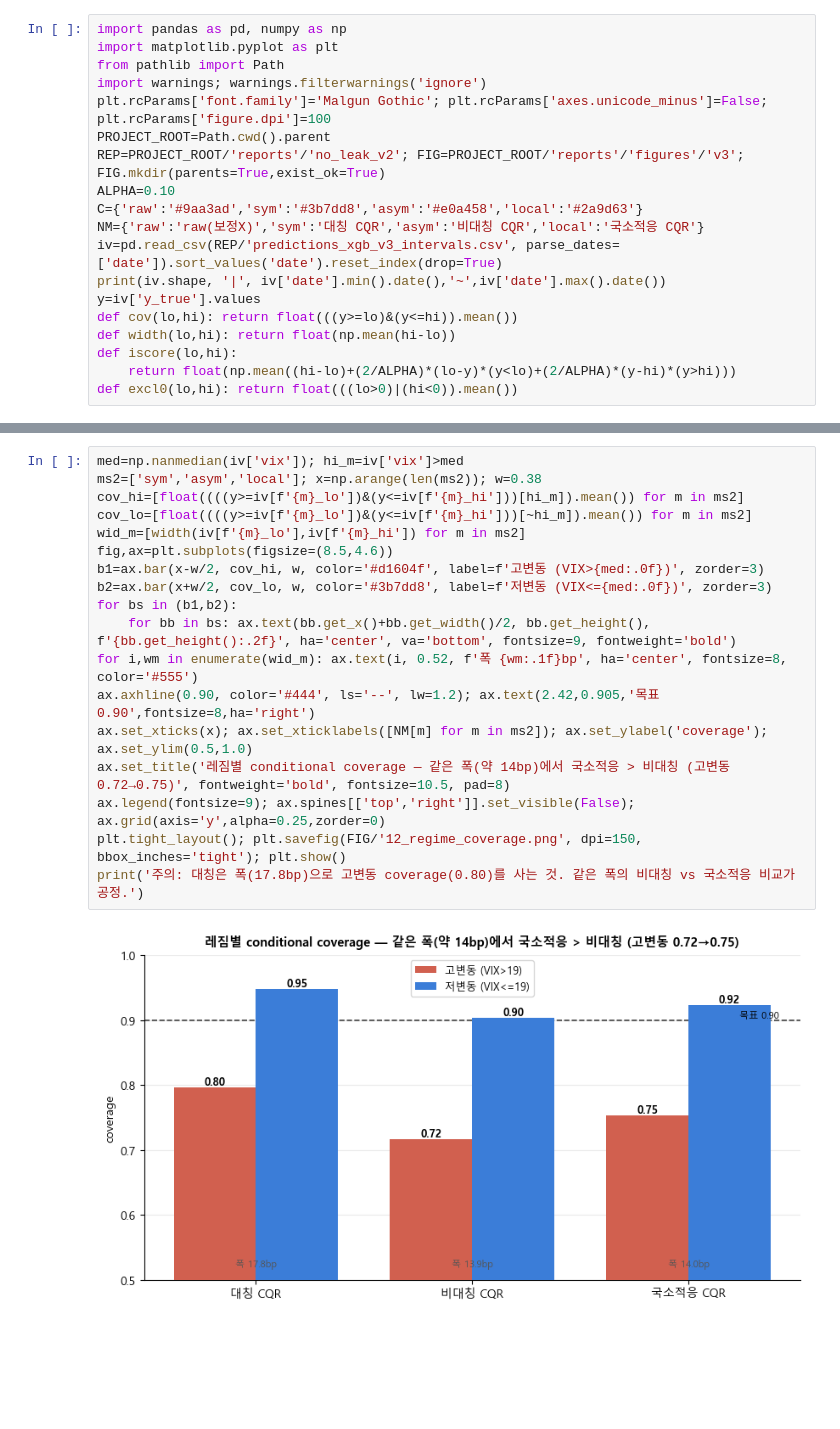
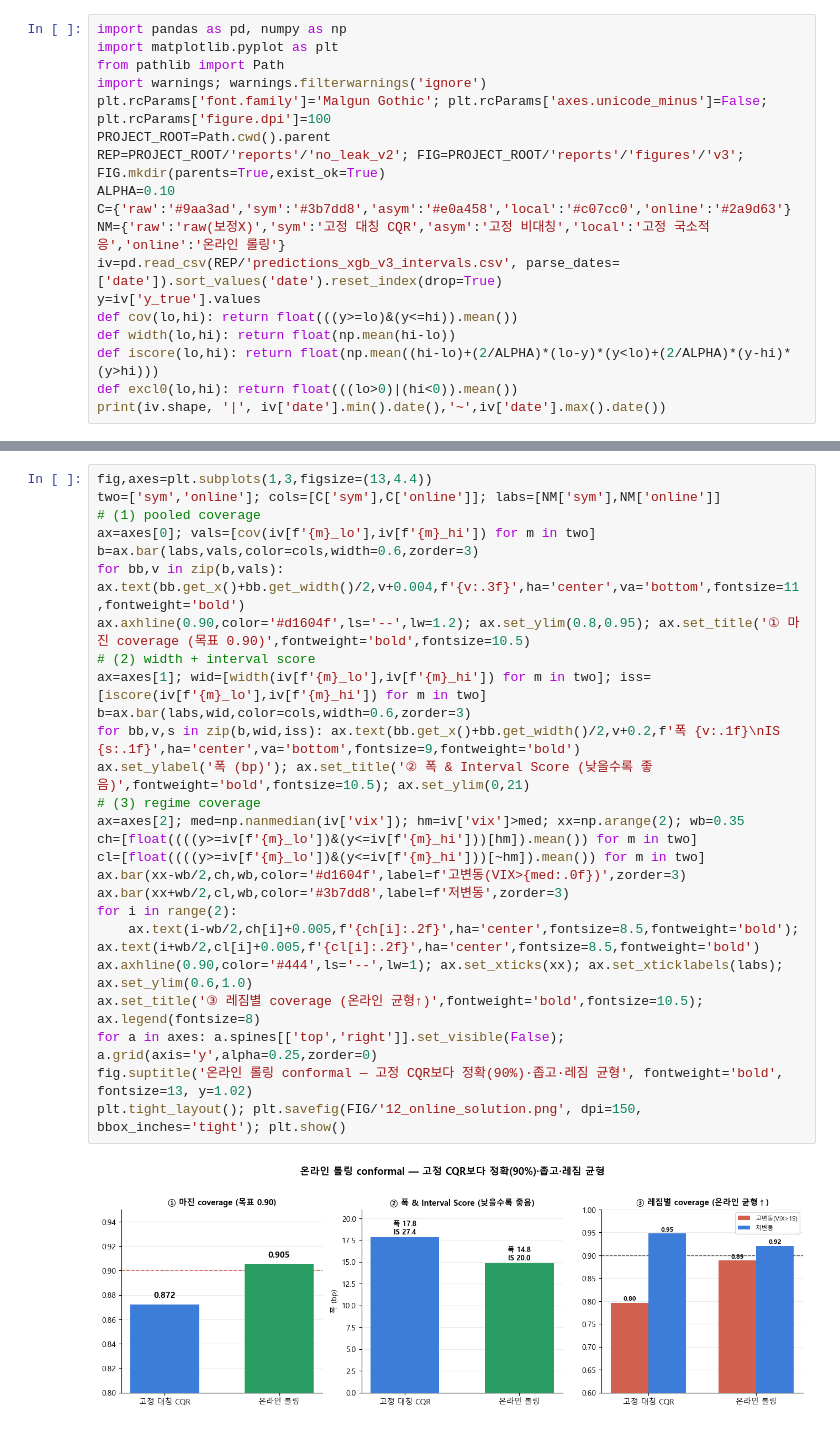
Before and after one commit to donguk77/macro-bond-forecast, a Jupyter notebook: notebooks/12_pred_interval_v3.ipynb, the cells around one changed output, grey strips where cells are left out. Saved outputs shown, nothing was run; the diff lists cells and outputs as text; blank space fills up the shorter version.

```diff
--- a/notebooks/12_pred_interval_v3.ipynb
+++ b/notebooks/12_pred_interval_v3.ipynb
@@ -27,14 +26,13 @@ plt.rcParams['font.family']='Malgun Gothic'; plt.rcParams['axes.unicode_minus']=
 PROJECT_ROOT=Path.cwd().parent
 REP=PROJECT_ROOT/'reports'/'no_leak_v2'; FIG=PROJECT_ROOT/'reports'/'figures'/'v3'; FIG.mkdir(parents=True,exist_ok=True)
 ALPHA=0.10
-C={'raw':'#9aa3ad','sym':'#3b7dd8','asym':'#e0a458','local':'#2a9d63'}
-NM={'raw':'raw(보정X)','sym':'대칭 CQR','asym':'비대칭 CQR','local':'국소적응 CQR'}
+C={'raw':'#9aa3ad','sym':'#3b7dd8','asym':'#e0a458','local':'#c07cc0','online':'#2a9d63'}
+NM={'raw':'raw(보정X)','sym':'고정 대칭 CQR','asym':'고정 비대칭','local':'고정 국소적응','online':'온라인 롤링'}
 iv=pd.read_csv(REP/'predictions_xgb_v3_intervals.csv', parse_dates=['date']).sort_values('date').reset_index(drop=True)
-print(iv.shape, '|', iv['date'].min().date(),'~',iv['date'].max().date())
 y=iv['y_true'].values
 def cov(lo,hi): return float(((y>=lo)&(y<=hi)).mean())
 def width(lo,hi): return float(np.mean(hi-lo))
-def iscore(lo,hi):
-    return float(np.mean((hi-lo)+(2/ALPHA)*(lo-y)*(y<lo)+(2/ALPHA)*(y-hi)*(y>hi)))
+def iscore(lo,hi): return float(np.mean((hi-lo)+(2/ALPHA)*(lo-y)*(y<lo)+(2/ALPHA)*(y-hi)*(y>hi)))
 def excl0(lo,hi): return float(((lo>0)|(hi<0)).mean())
+print(iv.shape, '|', iv['date'].min().date(),'~',iv['date'].max().date())
 # %% [output]
@@ -106,20 +101,28 @@ raw(보정X)     0.830        11.343          22.947       0.010
 # %%
-med=np.nanmedian(iv['vix']); hi_m=iv['vix']>med
-ms2=['sym','asym','local']; x=np.arange(len(ms2)); w=0.38
-cov_hi=[float((((y>=iv[f'{m}_lo'])&(y<=iv[f'{m}_hi']))[hi_m]).mean()) for m in ms2]
-cov_lo=[float((((y>=iv[f'{m}_lo'])&(y<=iv[f'{m}_hi']))[~hi_m]).mean()) for m in ms2]
-wid_m=[width(iv[f'{m}_lo'],iv[f'{m}_hi']) for m in ms2]
-fig,ax=plt.subplots(figsize=(8.5,4.6))
-b1=ax.bar(x-w/2, cov_hi, w, color='#d1604f', label=f'고변동 (VIX>{med:.0f})', zorder=3)
-b2=ax.bar(x+w/2, cov_lo, w, color='#3b7dd8', label=f'저변동 (VIX<={med:.0f})', zorder=3)
-for bs in (b1,b2):
-    for bb in bs: ax.text(bb.get_x()+bb.get_width()/2, bb.get_height(), f'{bb.get_height():.2f}', ha='center', va='bottom', fontsize=9, fontweight='bold')
-for i,wm in enumerate(wid_m): ax.text(i, 0.52, f'폭 {wm:.1f}bp', ha='center', fontsize=8, color='#555')
-ax.axhline(0.90, color='#444', ls='--', lw=1.2); ax.text(2.42,0.905,'목표 0.90',fontsize=8,ha='right')
-ax.set_xticks(x); ax.set_xticklabels([NM[m] for m in ms2]); ax.set_ylabel('coverage'); ax.set_ylim(0.5,1.0)
-ax.set_title('레짐별 conditional coverage — 같은 폭(약 14bp)에서 국소적응 > 비대칭 (고변동 0.72→0.75)', fontweight='bold', fontsize=10.5, pad=8)
-ax.legend(fontsize=9); ax.spines[['top','right']].set_visible(False); ax.grid(axis='y',alpha=0.25,zorder=0)
-plt.tight_layout(); plt.savefig(FIG/'12_regime_coverage.png', dpi=150, bbox_inches='tight'); plt.show()
-print('주의: 대칭은 폭(17.8bp)으로 고변동 coverage(0.80)를 사는 것. 같은 폭의 비대칭 vs 국소적응 비교가 공정.')
+fig,axes=plt.subplots(1,3,figsize=(13,4.4))
+two=['sym','online']; cols=[C['sym'],C['online']]; labs=[NM['sym'],NM['online']]
+# (1) pooled coverage
+ax=axes[0]; vals=[cov(iv[f'{m}_lo'],iv[f'{m}_hi']) for m in two]
+b=ax.bar(labs,vals,color=cols,width=0.6,zorder=3)
+for bb,v in zip(b,vals): ax.text(bb.get_x()+bb.get_width()/2,v+0.004,f'{v:.3f}',ha='center',va='bottom',fontsize=11,fontweight='bold')
+ax.axhline(0.90,color='#d1604f',ls='--',lw=1.2); ax.set_ylim(0.8,0.95); ax.set_title('① 마진 coverage (목표 0.90)',fontweight='bold',fontsize=10.5)
+# (2) width + interval score
+ax=axes[1]; wid=[width(iv[f'{m}_lo'],iv[f'{m}_hi']) for m in two]; iss=[iscore(iv[f'{m}_lo'],iv[f'{m}_hi']) for m in two]
+b=ax.bar(labs,wid,color=cols,width=0.6,zorder=3)
+for bb,v,s in zip(b,wid,iss): ax.text(bb.get_x()+bb.get_width()/2,v+0.2,f'폭 {v:.1f}\nIS {s:.1f}',ha='center',va='bottom',fontsize=9,fontweight='bold')
+ax.set_ylabel('폭 (bp)'); ax.set_title('② 폭 & Interval Score (낮을수록 좋음)',fontweight='bold',fontsize=10.5); ax.set_ylim(0,21)
+# (3) regime coverage
+ax=axes[2]; med=np.nanmedian(iv['vix']); hm=iv['vix']>med; xx=np.arange(2); wb=0.35
+ch=[float((((y>=iv[f'{m}_lo'])&(y<=iv[f'{m}_hi']))[hm]).mean()) for m in two]
+cl=[float((((y>=iv[f'{m}_lo'])&(y<=iv[f'{m}_hi']))[~hm]).mean()) for m in two]
+ax.bar(xx-wb/2,ch,wb,color='#d1604f',label=f'고변동(VIX>{med:.0f})',zorder=3)
+ax.bar(xx+wb/2,cl,wb,color='#3b7dd8',label=f'저변동',zorder=3)
+for i in range(2):
+    ax.text(i-wb/2,ch[i]+0.005,f'{ch[i]:.2f}',ha='center',fontsize=8.5,fontweight='bold'); ax.text(i+wb/2,cl[i]+0.005,f'{cl[i]:.2f}',ha='center',fontsize=8.5,fontweight='bold')
+ax.axhline(0.90,color='#444',ls='--',lw=1); ax.set_xticks(xx); ax.set_xticklabels(labs); ax.set_ylim(0.6,1.0)
+ax.set_title('③ 레짐별 coverage (온라인 균형↑)',fontweight='bold',fontsize=10.5); ax.legend(fontsize=8)
+for a in axes: a.spines[['top','right']].set_visible(False); a.grid(axis='y',alpha=0.25,zorder=0)
+fig.suptitle('온라인 롤링 conformal — 고정 CQR보다 정확(90%)·좁고·레짐 균형', fontweight='bold', fontsize=13, y=1.02)
+plt.tight_layout(); plt.savefig(FIG/'12_online_solution.png', dpi=150, bbox_inches='tight'); plt.show()
 # %% [output]
-[figure, old version]
+[figure, new version]
```
Also changed, not shown: parts of 11 cells of this notebook, 11 other files.
